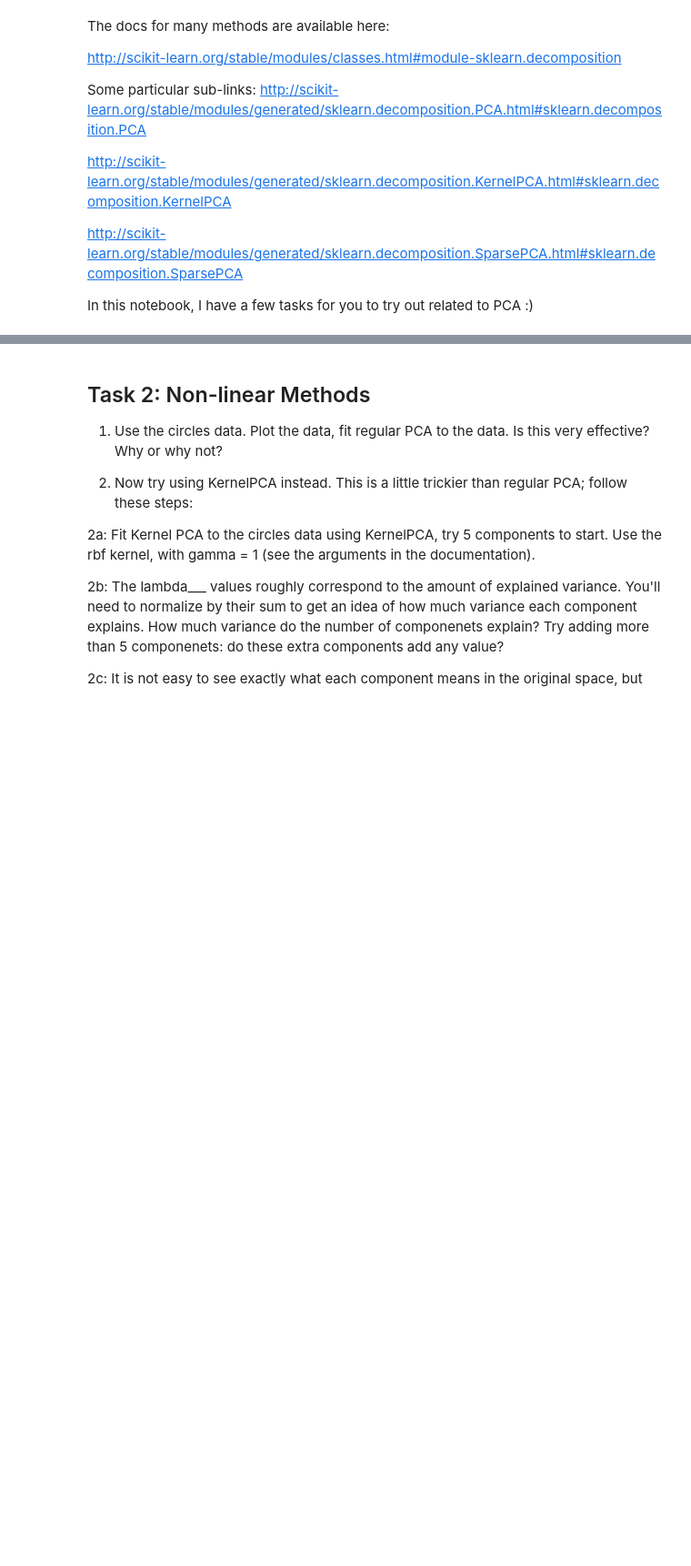
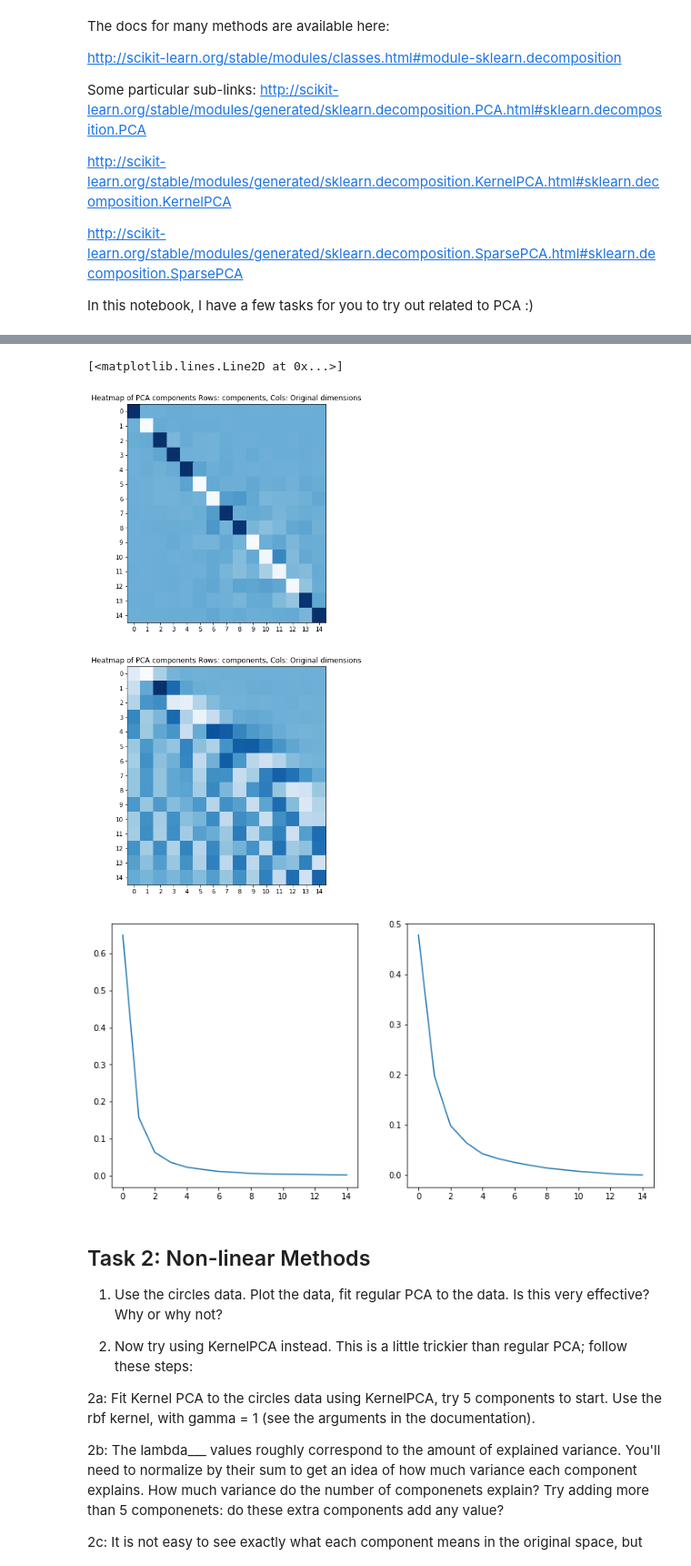
Before and after one commit to ysalomon/ucb-w207-applied-ml, a Jupyter notebook: tutorials/week11-PCA.ipynb, the cells around one changed output, grey strips where cells are left out. Shown at 91% size. Saved outputs shown, nothing was run; the diff lists cells and outputs as text; code cells hidden in the pictures; blank space fills up the shorter version.

```diff
--- a/tutorials/week11-PCA.ipynb
+++ b/tutorials/week11-PCA.ipynb
@@ -112,34 +113,59 @@ def make_independent_data(dimension=3, n=1000):
     covar = np.diag([10 / float( (i + 1) ** 2) for i in range(dimension)])
     dat_i = np.random.multivariate_normal([0 for i in range(dimension)],
                                          covar, n)
 
     return dat_i
 
 def make_correlated_data(dimension, phi=0.5, n=1000):
     '''
     Makes dependent data in "dimension" dimensions, correlation between
     index-adjacent dimensions controlled with "phi"
     NOTE: Phi must be between 0 and 1
     '''
     dat_i = make_independent_data(dimension, n)
 
     diag_D = np.concatenate([[1], [1 / np.sqrt(1 - phi**2) for i in range(dimension - 1)]])
     D = np.diag(diag_D)
 
     fc_L = np.concatenate([[1, phi], [0 for i in range(dimension-2)]])
     fr_L = np.concatenate([[1], [0 for i in range(dimension-1)]])
 
     L = sp.linalg.toeplitz(fc_L, fr_L)
     S = np.dot(D, L)
 
     dat_rotated = np.dot(dat_i, S)
 
     return dat_rotated
 
 
 # generate some data
 dat_independent = make_independent_data(15)
-dat_rotated = make_correlated_data(15, phi=0.5)
+dat_rotated = make_correlated_data(15, phi=0.99)
+
+### SOLUTION ~
+n_comp = 15
+plt.figure(figsize=(6, 6))
+plt.subplots_adjust(top=2)
+
+pca_mod = PCA(n_components = n_comp)
+pca_mod.fit(dat_independent)
+p2 = plt.subplot(2, 1, 1)
+visualize_pca_comps_heatmap(p2, pca_mod.components_)
+
+pca_mod_r = PCA(n_components = n_comp)
+pca_mod_r.fit(dat_rotated)
+p2 = plt.subplot(2, 1, 2)
+visualize_pca_comps_heatmap(p2, pca_mod_r.components_)
+
+plt.figure(figsize=(12, 6))
+plt.subplot(1, 2, 1)
+plt.plot(pca_mod.explained_variance_ratio_)
+plt.subplot(1, 2, 2)
+plt.plot(pca_mod_r.explained_variance_ratio_)
+# %% [output]
+[<matplotlib.lines.Line2D at 0x...>]
+[figure, added]
+[figure, added]
 # %% [markdown]
 ## Task 2: Non-linear Methods
 
```
Also changed, not shown: parts of 7 cells of this notebook, 5 other files.
